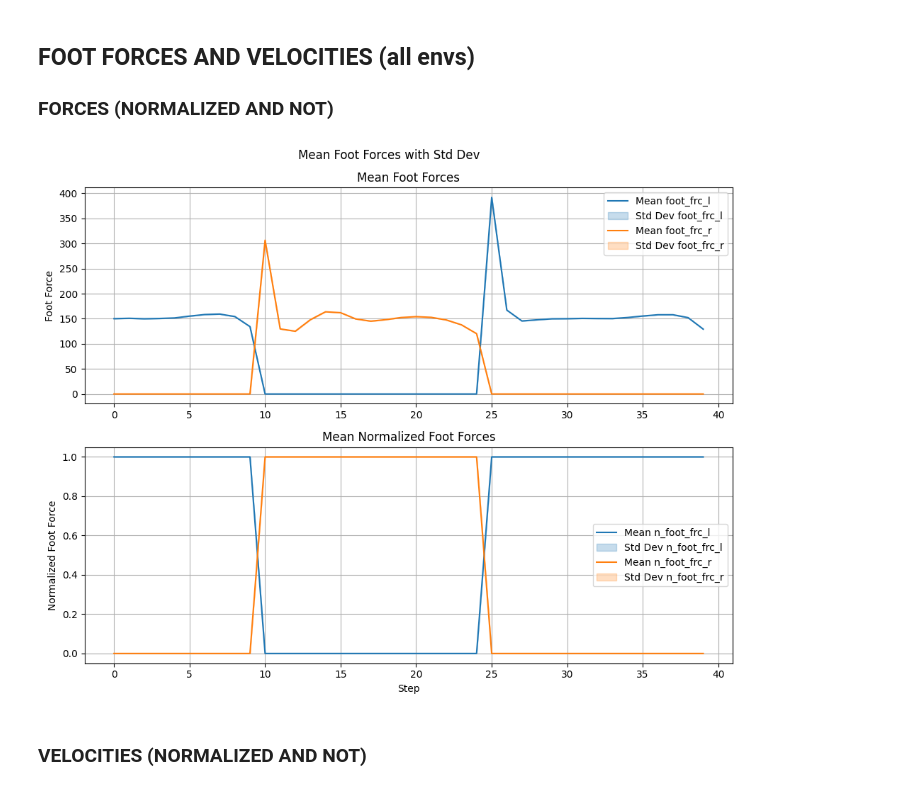
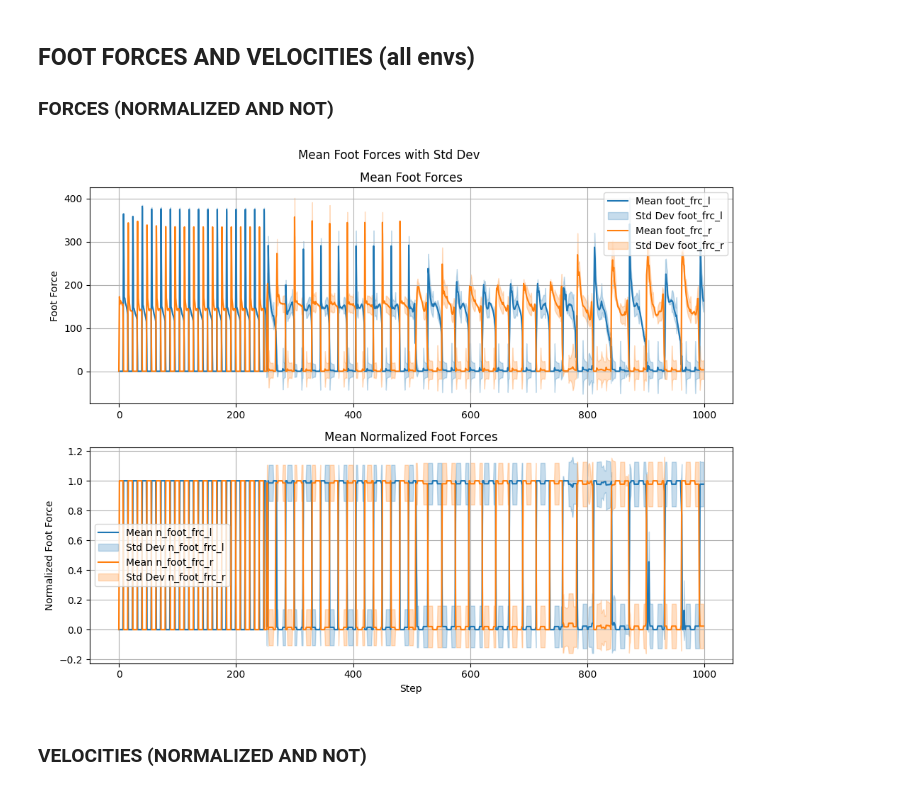
Before and after one commit to AndreaDiBenedett0/IsaacLab_fork, a Jupyter notebook: tools/statistics.ipynb, the cells around one changed output. Drawn from its saved outputs; the diff is of its cells as text; code cells hidden in the pictures.

```diff
--- a/tools/statistics.ipynb
+++ b/tools/statistics.ipynb
@@ -5,7 +5,7 @@ import matplotlib.pyplot as plt
 # %% [markdown]
 # **LOAD DATA**
 # %%
-data = torch.load("/home/user-05/isaac_lab_projects/IsaacLab_fork/logs/rsl_rl/data_rollout/rollout_00000900.pt")
+data = torch.load("/home/user-05/isaac_lab_projects/IsaacLab_fork/logs/rsl_rl/data_rollout/rollout_00000999.pt")
 obs = data["obs"]
 act = data["act"]
 rew = data["rew"]
@@ -218,43 +218,53 @@ std_foot_n_frc_r = np.nanstd(n_foot_frc_r.cpu().numpy(), axis=0)
 
 # 2 subplots: mean foot forces and normalized mean foot forces with std shading
 #from step 50 to 90
-mean_foot_frc_l = mean_foot_frc_l[50:90]
-mean_foot_frc_r = mean_foot_frc_r[50:90]
-mean_foot_n_frc_l = mean_foot_n_frc_l[50:90]
-mean_foot_n_frc_r = mean_foot_n_frc_r[50:90]
+# mean_foot_frc_l = mean_foot_frc_l[50:90]
+# mean_foot_frc_r = mean_foot_frc_r[50:90]
+# mean_foot_n_frc_l = mean_foot_n_frc_l[50:90]
+# mean_foot_n_frc_r = mean_foot_n_frc_r[50:90]
 
-std_foot_frc_l = std_foot_frc_l[50:90]
-std_foot_frc_r = std_foot_frc_r[50:90]
-std_foot_n_frc_l = std_foot_n_frc_l[50:90]
-std_foot_n_frc_r = std_foot_n_frc_r[50:90]
+# std_foot_frc_l = std_foot_frc_l[50:90]
+# std_foot_frc_r = std_foot_frc_r[50:90]
+# std_foot_n_frc_l = std_foot_n_frc_l[50:90]
+# std_foot_n_frc_r = std_foot_n_frc_r[50:90]
+
+mean_foot_frc_l = mean_foot_frc_l[:]
+mean_foot_frc_r = mean_foot_frc_r[:]
+mean_foot_n_frc_l = mean_foot_n_frc_l[:]
+mean_foot_n_frc_r = mean_foot_n_frc_r[:]
+
+std_foot_frc_l = std_foot_frc_l[:]
+std_foot_frc_r = std_foot_frc_r[:]
+std_foot_n_frc_l = std_foot_n_frc_l[:]
+std_foot_n_frc_r = std_foot_n_frc_r[:]
 
 fig, (ax1, ax2) = plt.subplots(2, 1, figsize=(10, 8))
 fig.suptitle("Mean Foot Forces with Std Dev")
 ax1.plot(mean_foot_frc_l, label="Mean foot_frc_l")
 ax1.fill_between(np.arange(len(mean_foot_frc_l)), mean_foot_frc_l - std_foot_frc_l, mean_foot_frc_l + std_foot_frc_l, color="C0", alpha=0.25,
                  label="Std Dev foot_frc_l")
 ax1.plot(mean_foot_frc_r, label="Mean foot_frc_r")
 ax1.fill_between(np.arange(len(mean_foot_frc_r)), mean_foot_frc_r - std_foot_frc_r, mean_foot_frc_r + std_foot_frc_r, color="C1", alpha=0.25,
                  label="Std Dev foot_frc_r")
 ax1.set_ylabel("Foot Force")
 ax1.legend()
 ax1.grid(True)
 ax1.set_title("Mean Foot Forces")
 ax2.plot(mean_foot_n_frc_l, label="Mean n_foot_frc_l")
 ax2.fill_between(np.arange(len(mean_foot_n_frc_l)), mean_foot_n_frc_l - std_foot_n_frc_l, mean_foot_n_frc_l + std_foot_n_frc_l, color="C0", alpha=0.25,
                     label="Std Dev n_foot_frc_l")
 ax2.plot(mean_foot_n_frc_r, label="Mean n_foot_frc_r")
 ax2.fill_between(np.arange(len(mean_foot_n_frc_r)), mean_foot_n_frc_r - std_foot_n_frc_r, mean_foot_n_frc_r + std_foot_n_frc_r, color="C1", alpha=0.25,
                     label="Std Dev n_foot_frc_r")
 ax2.set_xlabel("Step")
 ax2.set_ylabel("Normalized Foot Force")
 ax2.legend()
 ax2.grid(True)
 ax2.set_title("Mean Normalized Foot Forces")
 plt.tight_layout()
 plt.show()
 # %% [output]
-[figure, old version]
+[figure, new version]
 # %% [markdown]
 ### VELOCITIES (NORMALIZED AND NOT)
 # %%
```
Also changed, not shown: parts of 13 cells of this notebook, 16 other files.
